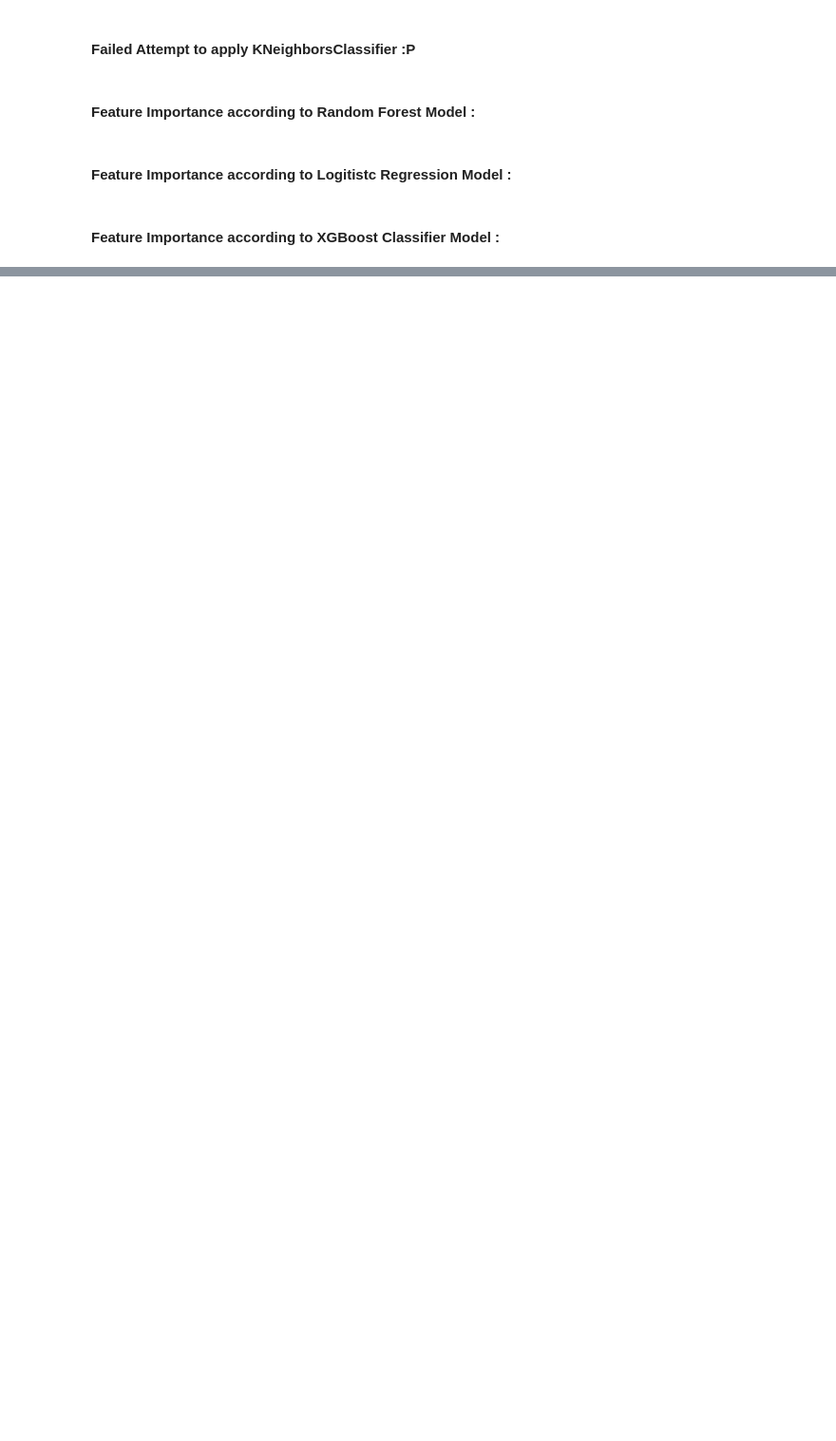
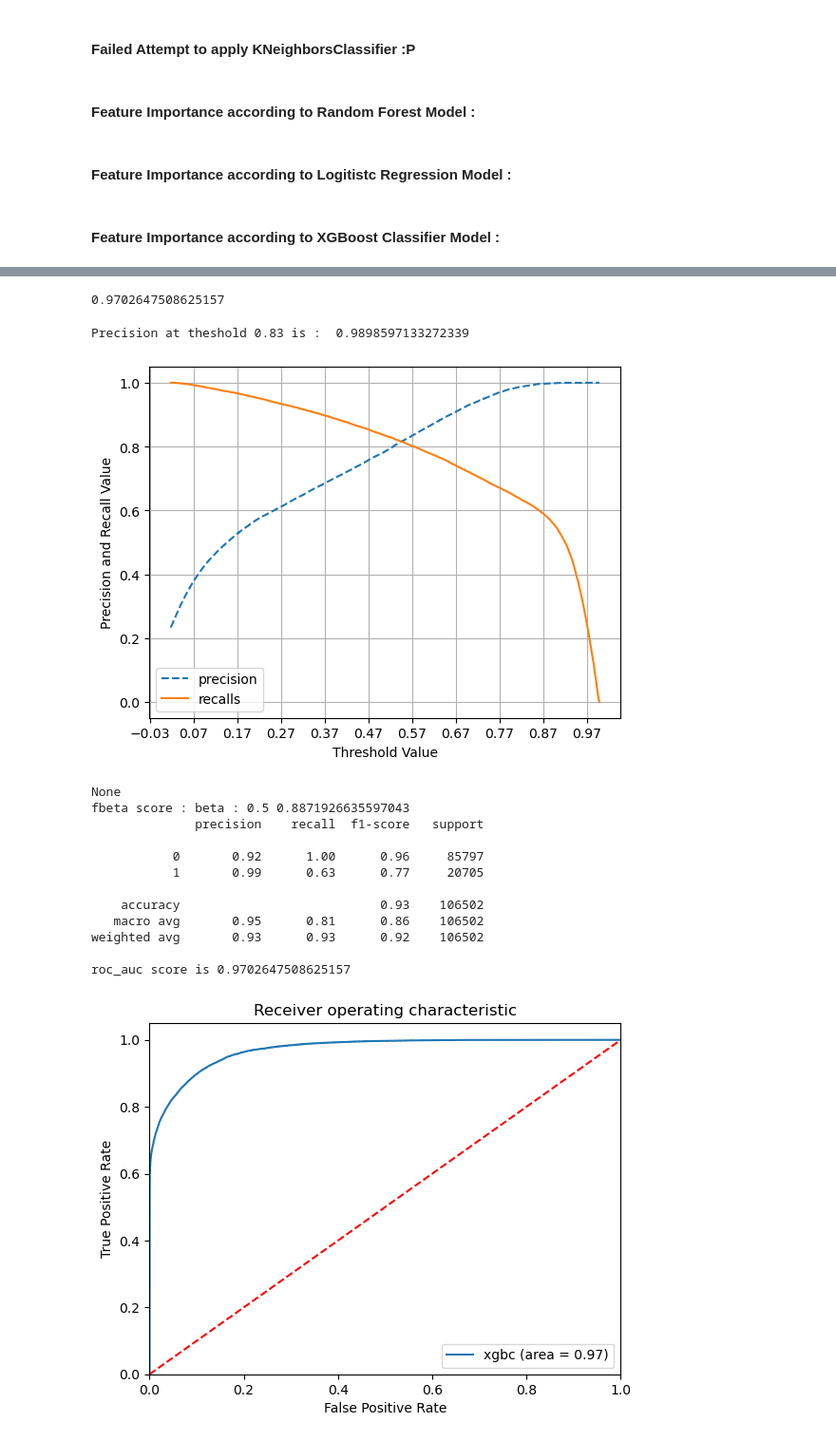
Before and after one commit to jiadiz/API-for-loan-selection, a Jupyter notebook: Binary classification with ensemble.ipynb, the cells around one changed output, grey strips where cells are left out. Shown at 95% size. Drawn from its saved outputs; the diff is of its cells as text; code cells hidden in the pictures; blank space fills up the shorter version.

```diff
--- a/Binary classification with ensemble.ipynb
+++ b/Binary classification with ensemble.ipynb
@@ -2269,0 +1641,57 @@ weighted avg       0.93      0.94      0.93    106502
+# %%
+def custom_predict(X, best_threshold):
+    return (X > best_threshold).astype(int)
+
+final_train_classifications = custom_predict(final_train_predictions, best_threshold)
+final_test_classifications = custom_predict(final_test_predictions, best_threshold)
+# %%
+roc_auc_score(y_test, final_test_predictions)
+# %% [output]
+0.9702647508625157
+# %%
+new_preds = final_test_classifications
+
+print(f"Precision at theshold {best_threshold} is : ",precision_score(y_test,final_test_classifications))
+
+
+
+print(precision_recall_curve_plot(y_test, final_test_predictions))
+plt.show()
+
+
+
+print("fbeta score : beta : 0.5",fbeta_score(y_true = y_test, y_pred = new_preds,
+                                                beta = 0.5))
+print(classification_report(y_test, new_preds))
+
+
+_roc_auc = roc_auc_score(y_test, final_test_predictions)
+print('roc_auc score is ' + str(_roc_auc) )
+fpr, tpr, thresholds = roc_curve(y_test, final_test_predictions)
+plt.figure()
+plt.plot(fpr, tpr, label='xgbc (area = %0.2f)' % _roc_auc)
+plt.plot([0, 1], [0, 1],'r--')
+plt.xlim([0.0, 1.0])
+plt.ylim([0.0, 1.05])
+plt.xlabel('False Positive Rate')
+plt.ylabel('True Positive Rate')
+plt.title('Receiver operating characteristic')
+plt.legend(loc="lower right")
+plt.savefig('mean_stacker')
+plt.show()
+# %% [output]
+Precision at theshold 0.83 is :  0.9898597133272339
+[figure, added]
+None
+fbeta score : beta : 0.5 0.8871926635597043
+              precision    recall  f1-score   support
+
+           0       0.92      1.00      0.96     85797
+           1       0.99      0.63      0.77     20705
+
+    accuracy                           0.93    106502
+   macro avg       0.95      0.81      0.86    106502
+weighted avg       0.93      0.93      0.92    106502
+
+roc_auc score is 0.9702647508625157
+[figure, added]
```
Also changed, not shown: parts of 138 cells of this notebook.
